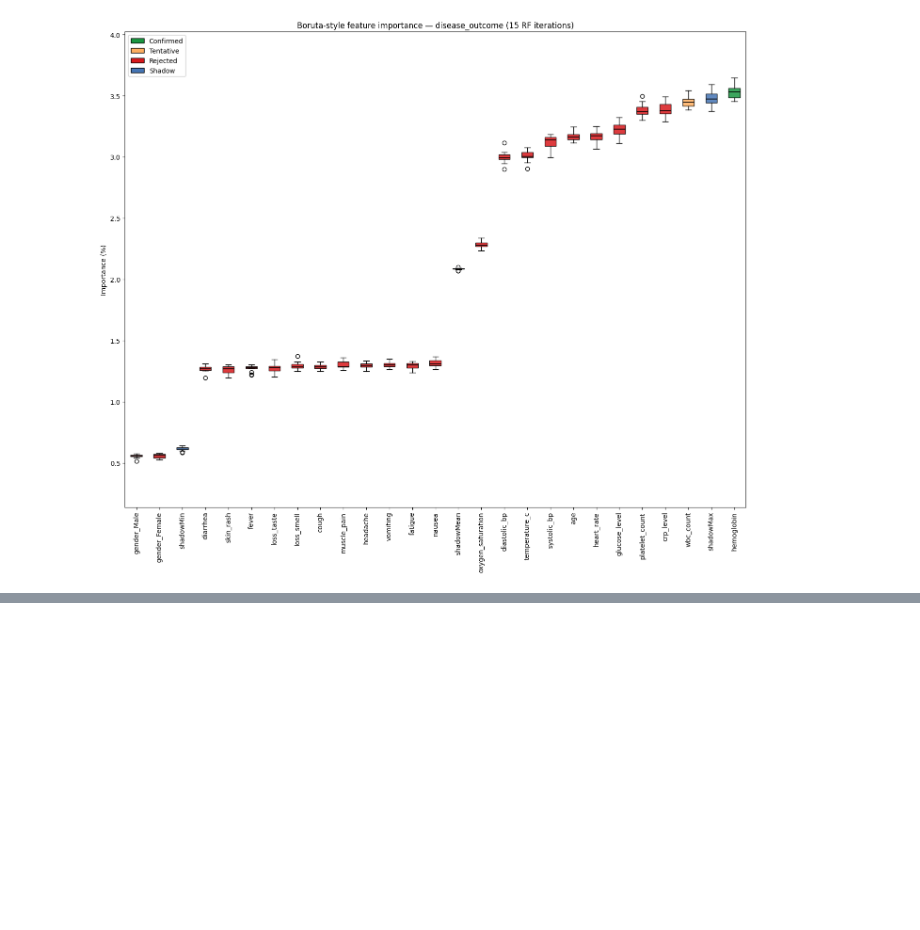
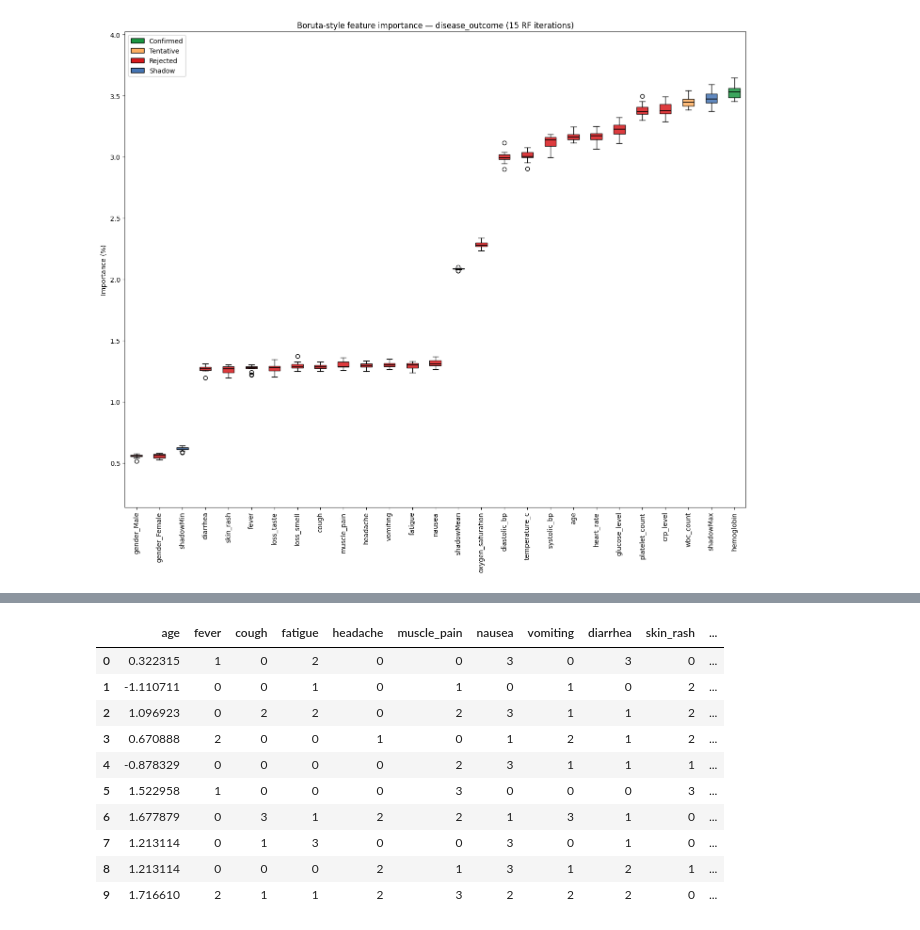
Before and after one commit to tnewman10/DDDM, a Jupyter notebook: Respiratory Disesase Diagnosis/Respiratory Disease Diagnosis.ipynb, the cells around one changed output, grey strips where cells are left out. Saved outputs shown, nothing was run; the diff lists cells and outputs as text; code cells hidden in the pictures; blank space fills up the shorter version.

```diff
--- a/Respiratory Disesase Diagnosis/Respiratory Disease Diagnosis.ipynb
+++ b/Respiratory Disesase Diagnosis/Respiratory Disease Diagnosis.ipynb
@@ -512,0 +549,85 @@ plt.close(fig)
+# %%
+# Cell 13 · Scale & modeling table code
+from IPython.display import display
+from sklearn.preprocessing import StandardScaler
+
+if "df_model" not in globals():
+    raise NameError("Run Cell 08 (modeling target) first.")
+if "measurement_levels" not in globals():
+    raise NameError("Run Cell 04 (unified summary) first.")
+if DISEASE_OUTCOME_COL not in df_model.columns:
+    raise NameError("Run Cell 08 (modeling target) first.")
+
+CONTINUOUS_LEVELS = {"ratio", "interval"}
+
+# All predictors — no Boruta feature reduction for this dataset
+MODELING_PREDICTOR_COLS = [c for c in df_model.columns if c != DISEASE_OUTCOME_COL]
+
+df_model_modeling = df_model[MODELING_PREDICTOR_COLS + [DISEASE_OUTCOME_COL]].copy()
+
+CONTINUOUS_PREDICTOR_COLS = [
+    c
+    for c in MODELING_PREDICTOR_COLS
+    if measurement_levels.get(c) in CONTINUOUS_LEVELS
+]
+ORDINAL_OR_NOMINAL_COLS = [
+    c for c in MODELING_PREDICTOR_COLS if c not in CONTINUOUS_PREDICTOR_COLS
+]
+
+df_model_scaled = df_model_modeling.copy()
+resp_modeling_scaler = StandardScaler()
+if CONTINUOUS_PREDICTOR_COLS:
+    df_model_scaled[CONTINUOUS_PREDICTOR_COLS] = resp_modeling_scaler.fit_transform(
+        df_model_modeling[CONTINUOUS_PREDICTOR_COLS].astype(float)
+    )
+
+print(
+    f"Modeling table (all features): {df_model_modeling.shape[0]:,} rows × "
+    f"{df_model_modeling.shape[1]} columns "
+    f"({len(MODELING_PREDICTOR_COLS)} predictors + {DISEASE_OUTCOME_COL})"
+)
+print(f"Continuous columns scaled ({len(CONTINUOUS_PREDICTOR_COLS)}): {CONTINUOUS_PREDICTOR_COLS}")
+print(f"Unscaled predictors ({len(ORDINAL_OR_NOMINAL_COLS)}): {ORDINAL_OR_NOMINAL_COLS}")
+
+
+def _count_iqr_outliers(series: pd.Series) -> int:
+    if "iqr_outlier_count" in globals():
+        return int(iqr_outlier_count(series))
+    q1, q3 = series.quantile([0.25, 0.75])
+    iqr = q3 - q1
+    lower, upper = q1 - 1.5 * iqr, q3 + 1.5 * iqr
+    return int(((series < lower) | (series > upper)).sum())
+
+
+def _final_modeling_feature_summary(df: pd.DataFrame, features: list[str]) -> pd.DataFrame:
+    rows: list[dict] = []
+    for col in features:
+        s = pd.to_numeric(df[col], errors="coerce")
+        vals = s.dropna()
+        level = measurement_levels.get(col, "unknown")
+        distribution_stats = level in {"interval", "ratio"}
+        rows.append(
+            {
+                "feature": col,
+                "measurement_level": level,
+                "scaled": col in CONTINUOUS_PREDICTOR_COLS,
+                "count": int(vals.count()),
+                "mean": round(float(vals.mean()), 4) if len(vals) else None,
+                "std": round(float(vals.std(ddof=0)), 4) if len(vals) else None,
+                "min": round(float(vals.min()), 4) if len(vals) else None,
+                "max": round(float(vals.max()), 4) if len(vals) else None,
+                "skew": round(float(vals.skew()), 3) if len(vals) >= 3 else None,
+                "iqr_outliers": _count_iqr_outliers(vals)
+                if distribution_stats and len(vals) >= 4
+                else None,
+            }
+        )
+    return pd.DataFrame(rows).set_index("feature")
+
+
+print("\n=== Final modeling matrix (all features; standardized where noted) — summary ===")
+display(_final_modeling_feature_summary(df_model_scaled, MODELING_PREDICTOR_COLS))
+
+print("\n=== Final modeling matrix — first rows (predictors + outcome) ===")
+display(df_model_scaled.head(10))
+# %% [output]
@@ -512,0 +658,11 @@ plt.close(fig)
+|  | age | fever | cough | fatigue | headache | muscle_pain | nausea | vomiting | diarrhea | skin_rash | ... |
+| 0 | 0.322315 | 1 | 0 | 2 | 0 | 0 | 3 | 0 | 3 | 0 | ... |
+| 1 | -1.110711 | 0 | 0 | 1 | 0 | 1 | 0 | 1 | 0 | 2 | ... |
+| 2 | 1.096923 | 0 | 2 | 2 | 0 | 2 | 3 | 1 | 1 | 2 | ... |
+| 3 | 0.670888 | 2 | 0 | 0 | 1 | 0 | 1 | 2 | 1 | 2 | ... |
+| 4 | -0.878329 | 0 | 0 | 0 | 0 | 2 | 3 | 1 | 1 | 1 | ... |
+| 5 | 1.522958 | 1 | 0 | 0 | 0 | 3 | 0 | 0 | 0 | 3 | ... |
+| 6 | 1.677879 | 0 | 3 | 1 | 2 | 2 | 1 | 3 | 1 | 0 | ... |
+| 7 | 1.213114 | 0 | 1 | 3 | 0 | 0 | 3 | 0 | 1 | 0 | ... |
+| 8 | 1.213114 | 0 | 0 | 0 | 2 | 1 | 3 | 1 | 2 | 1 | ... |
+| 9 | 1.716610 | 2 | 1 | 1 | 2 | 3 | 2 | 2 | 2 | 0 | ... |
```
Also changed, not shown: parts of 14 cells of this notebook, 13 other files.
